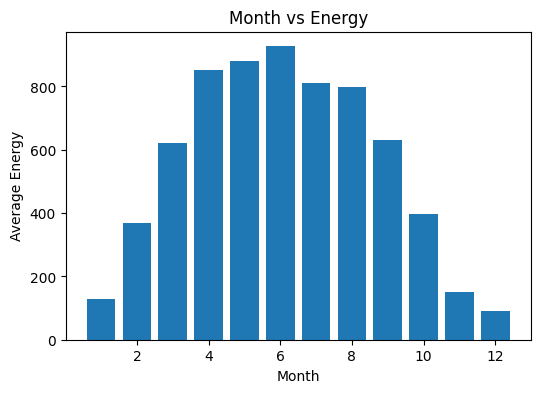
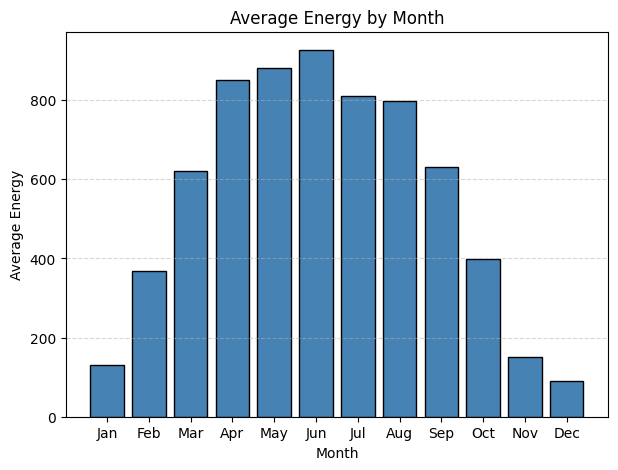
The notebook cell's code change between the first figure and the second:
--- before
+++ after
@@ -2,8 +2,22 @@
 month = df.groupby("month")["Energy delta[Wh]"].mean()
 
-plt.figure(figsize=(6,4))
-plt.bar(month.index, month.values)
-plt.title("Month vs Energy")
+plt.figure(figsize=(7,5))
+
+plt.bar(
+    month.index,
+    month.values,
+    color="steelblue",
+    edgecolor="black"
+)
+
+plt.title("Average Energy by Month")
 plt.xlabel("Month")
 plt.ylabel("Average Energy")
+
+plt.xticks(range(1,13),
+           ["Jan","Feb","Mar","Apr","May","Jun",
+            "Jul","Aug","Sep","Oct","Nov","Dec"])
+
+plt.grid(axis="y", linestyle="--", alpha=0.5)
+
 plt.show()

Commit: Implement code changes to enhance functionality and improve performance